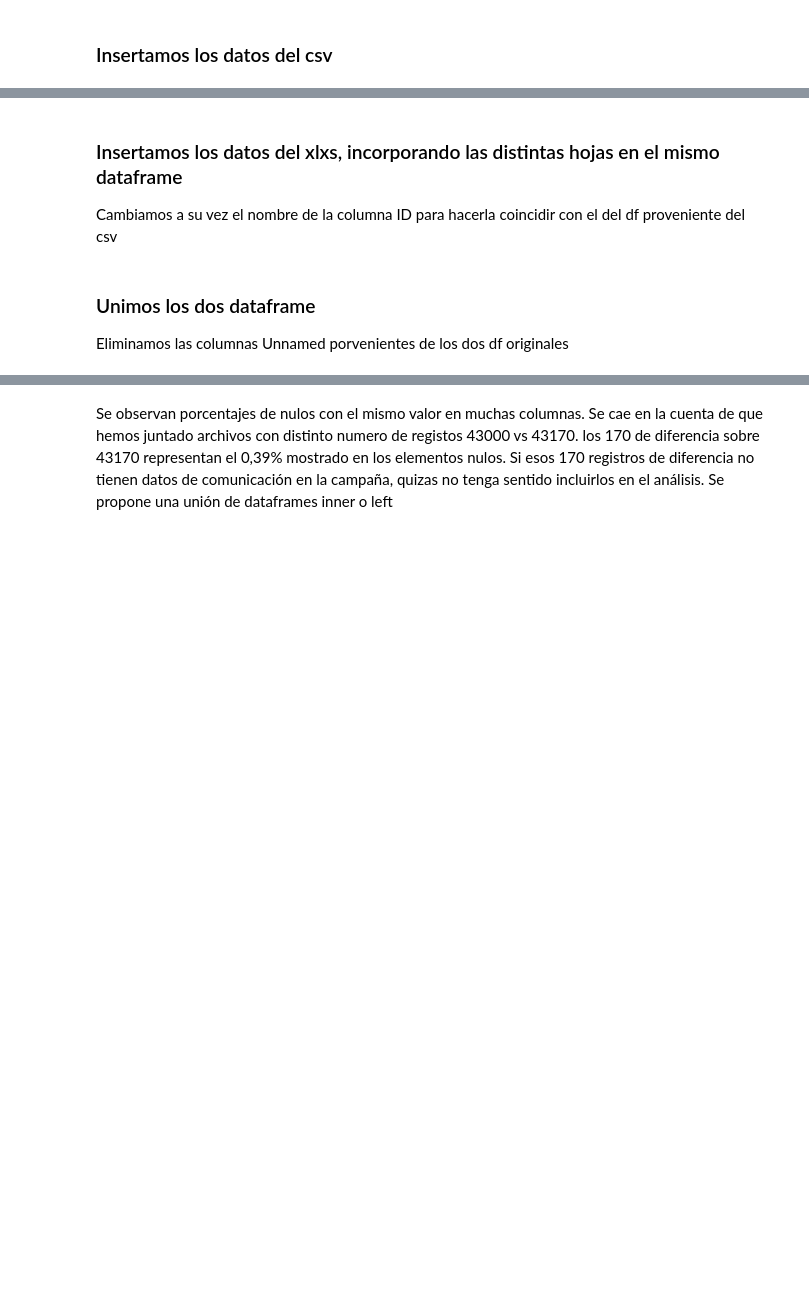
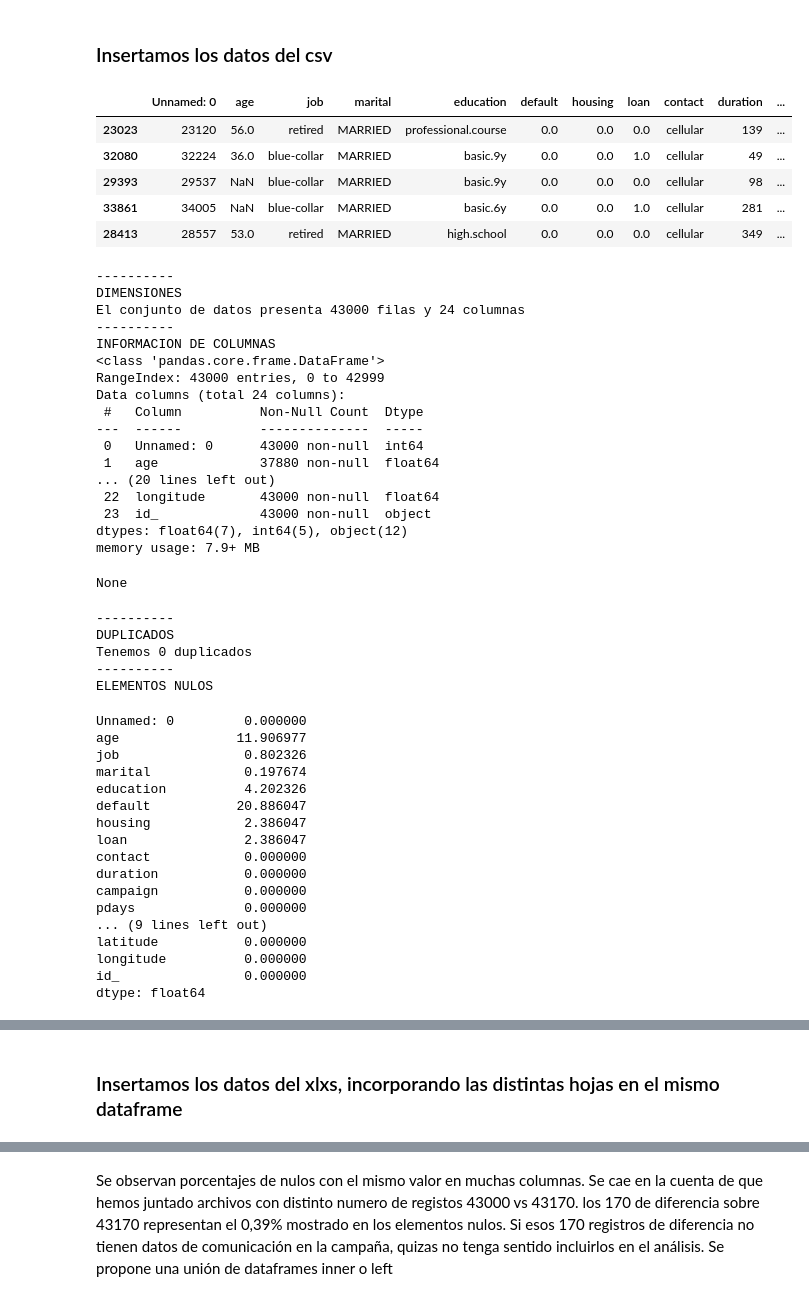
Before and after one commit to inaki1987/04.ProyectoEDA, a Jupyter notebook: notebooks/01.EDA_preliminar.ipynb, the cells around one changed output, grey strips where cells are left out. Cells and saved outputs as stored; diff of their text form; code cells hidden in the pictures; blank space fills up the shorter version.

```diff
--- a/notebooks/01.EDA_preliminar.ipynb
+++ b/notebooks/01.EDA_preliminar.ipynb
@@ -9,3 +9,52 @@ pd.set_option('display.max_columns', None)
 ### Insertamos los datos del csv
 # %%
 df1=pd.read_csv('../data/bank-additional.csv')
+# %%
+se.eda_prelim(df1)
+# %% [output]
+|  | Unnamed: 0 | age | job | marital | education | default | housing | loan | contact | duration | ... |
+| 23023 | 23120 | 56.0 | retired | MARRIED | professional.course | 0.0 | 0.0 | 0.0 | cellular | 139 | ... |
+| 32080 | 32224 | 36.0 | blue-collar | MARRIED | basic.9y | 0.0 | 0.0 | 1.0 | cellular | 49 | ... |
+| 29393 | 29537 | NaN | blue-collar | MARRIED | basic.9y | 0.0 | 0.0 | 0.0 | cellular | 98 | ... |
+| 33861 | 34005 | NaN | blue-collar | MARRIED | basic.6y | 0.0 | 0.0 | 1.0 | cellular | 281 | ... |
+| 28413 | 28557 | 53.0 | retired | MARRIED | high.school | 0.0 | 0.0 | 0.0 | cellular | 349 | ... |
+----------
+DIMENSIONES
+El conjunto de datos presenta 43000 filas y 24 columnas
+----------
+INFORMACION DE COLUMNAS
+<class 'pandas.core.frame.DataFrame'>
+RangeIndex: 43000 entries, 0 to 42999
+Data columns (total 24 columns):
+ #   Column          Non-Null Count  Dtype
+---  ------          --------------  -----
+ 0   Unnamed: 0      43000 non-null  int64
+ 1   age             37880 non-null  float64
+... (20 lines left out)
+ 22  longitude       43000 non-null  float64
+ 23  id_             43000 non-null  object
+dtypes: float64(7), int64(5), object(12)
+memory usage: 7.9+ MB
+None
+----------
+DUPLICADOS
+Tenemos 0 duplicados
+----------
+ELEMENTOS NULOS
+Unnamed: 0         0.000000
+age               11.906977
+job                0.802326
+marital            0.197674
+education          4.202326
+default           20.886047
+housing            2.386047
+loan               2.386047
+contact            0.000000
+duration           0.000000
+campaign           0.000000
+pdays              0.000000
+... (9 lines left out)
+latitude           0.000000
+longitude          0.000000
+id_                0.000000
+dtype: float64
@@ -12,3 +78,2 @@ df1=pd.read_csv('../data/bank-additional.csv')
 # %% [markdown]
 ### Insertamos los datos del xlxs, incorporando las distintas hojas en el mismo dataframe
-Cambiamos a su vez el nombre de la columna ID para hacerla coincidir con el del df proveniente del csv
@@ -22,3 +79,0 @@ df2_renombrado = df2.rename(columns={'ID': 'id_'})
-# %% [markdown]
-###  Unimos los dos dataframe
-Eliminamos las columnas Unnamed porvenientes de los dos df originales
```
Also changed, not shown: parts of 11 cells of this notebook, 2 other files.
